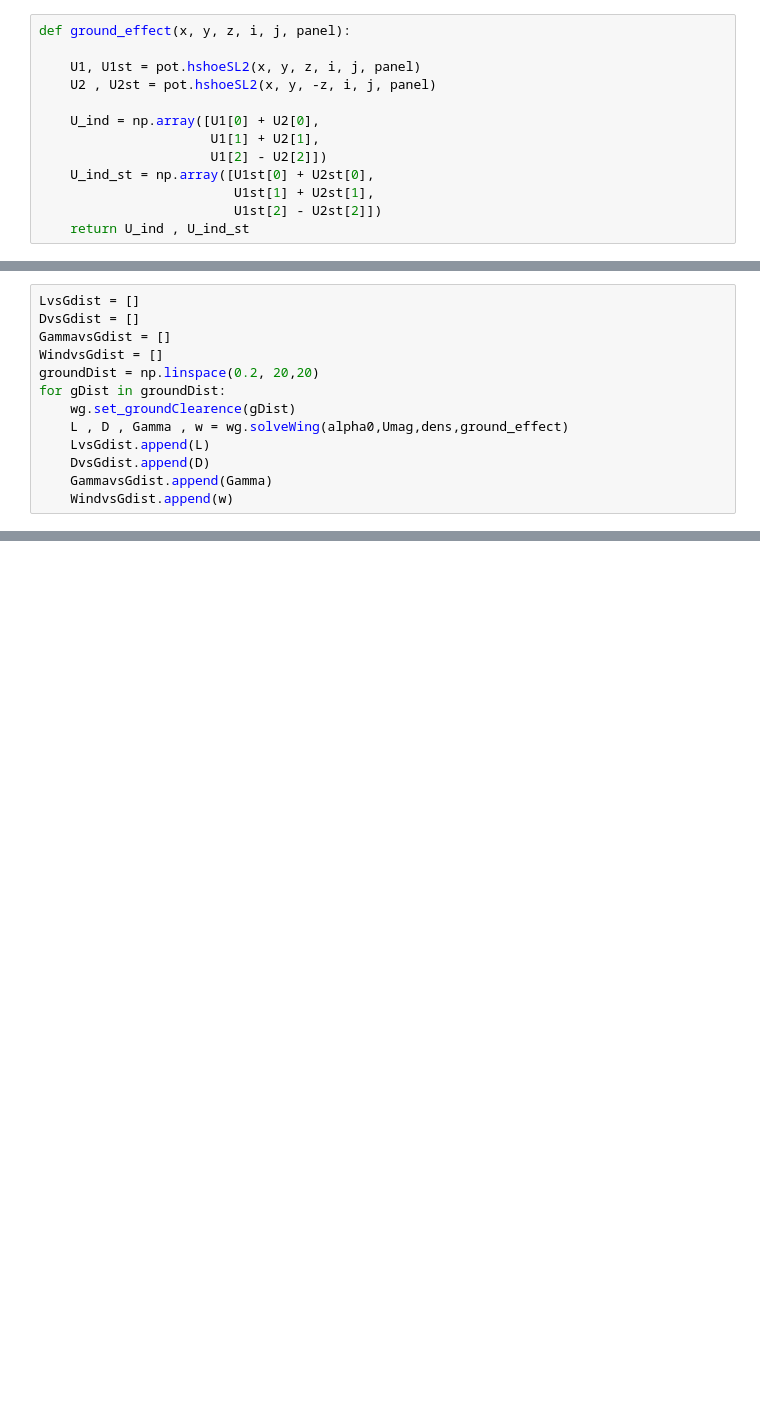
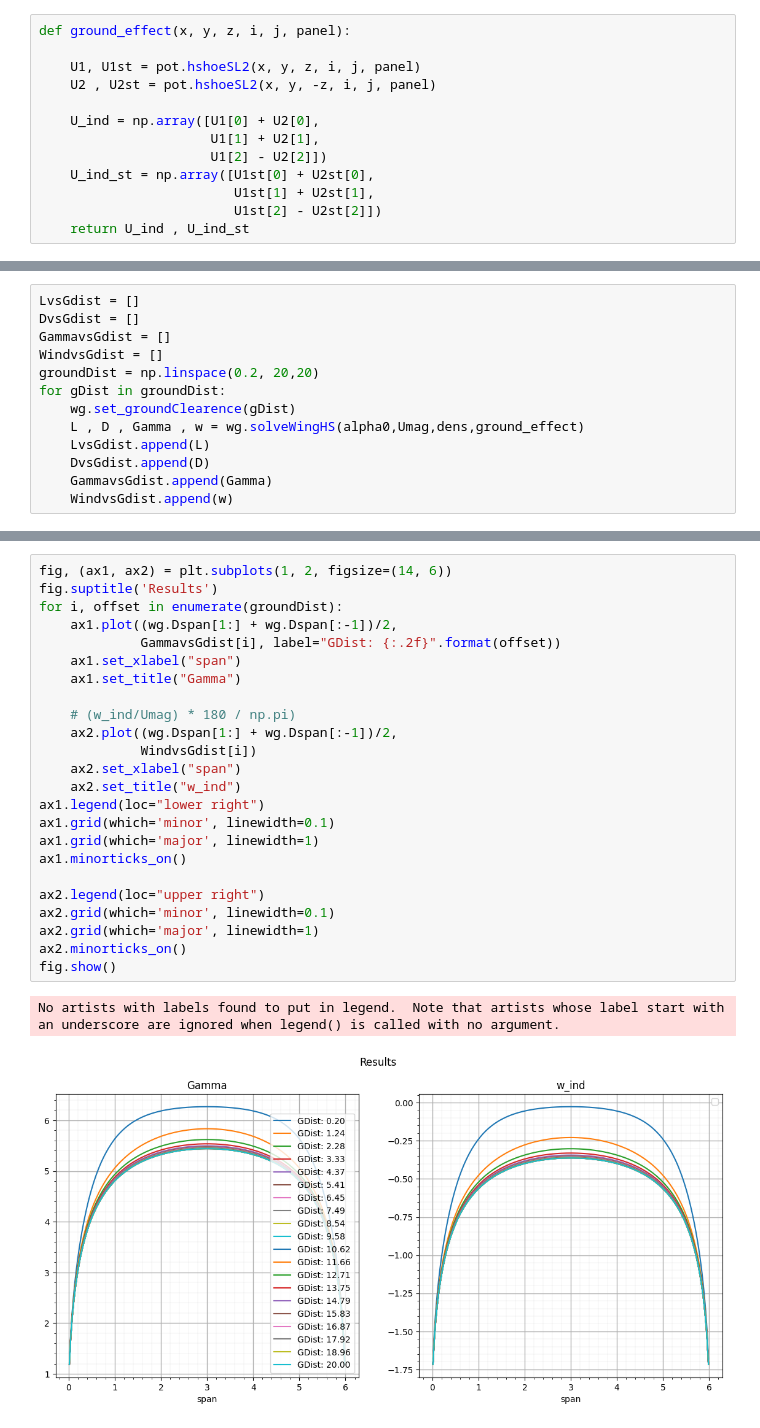
Before and after one commit to trifwn/WingPotential, a Jupyter notebook: GroundEffect.ipynb, the cells around one changed output, grey strips where cells are left out. Drawn from its saved outputs; the diff is of its cells as text; blank space fills up the shorter version.

```diff
--- a/GroundEffect.ipynb
+++ b/GroundEffect.ipynb
@@ -75,7 +79,7 @@ WindvsGdist = []
 groundDist = np.linspace(0.2, 20,20)
 for gDist in groundDist:
     wg.set_groundClearence(gDist)
-    L , D , Gamma , w = wg.solveWing(alpha0,Umag,dens,ground_effect)
+    L , D , Gamma , w = wg.solveWingHS(alpha0,Umag,dens,ground_effect)
     LvsGdist.append(L)
     DvsGdist.append(D)
     GammavsGdist.append(Gamma)
@@ -105,0 +112,27 @@ fig.show()
+# %%
+fig, (ax1, ax2) = plt.subplots(1, 2, figsize=(14, 6))
+fig.suptitle('Results')
+for i, offset in enumerate(groundDist):
+    ax1.plot((wg.Dspan[1:] + wg.Dspan[:-1])/2,
+             GammavsGdist[i], label="GDist: {:.2f}".format(offset))
+    ax1.set_xlabel("span")
+    ax1.set_title("Gamma")
+
+    # (w_ind/Umag) * 180 / np.pi)
+    ax2.plot((wg.Dspan[1:] + wg.Dspan[:-1])/2,
+             WindvsGdist[i])
+    ax2.set_xlabel("span")
+    ax2.set_title("w_ind")
+ax1.legend(loc="lower right")
+ax1.grid(which='minor', linewidth=0.1)
+ax1.grid(which='major', linewidth=1)
+ax1.minorticks_on()
+
+ax2.legend(loc="upper right")
+ax2.grid(which='minor', linewidth=0.1)
+ax2.grid(which='major', linewidth=1)
+ax2.minorticks_on()
+fig.show()
+# %% [output]
+No artists with labels found to put in legend.  Note that artists whose label start with an underscore are ignored when legend() is called with no argument.
+[figure, added]
```
Also changed, not shown: parts of 6 cells of this notebook, 6 other files.
